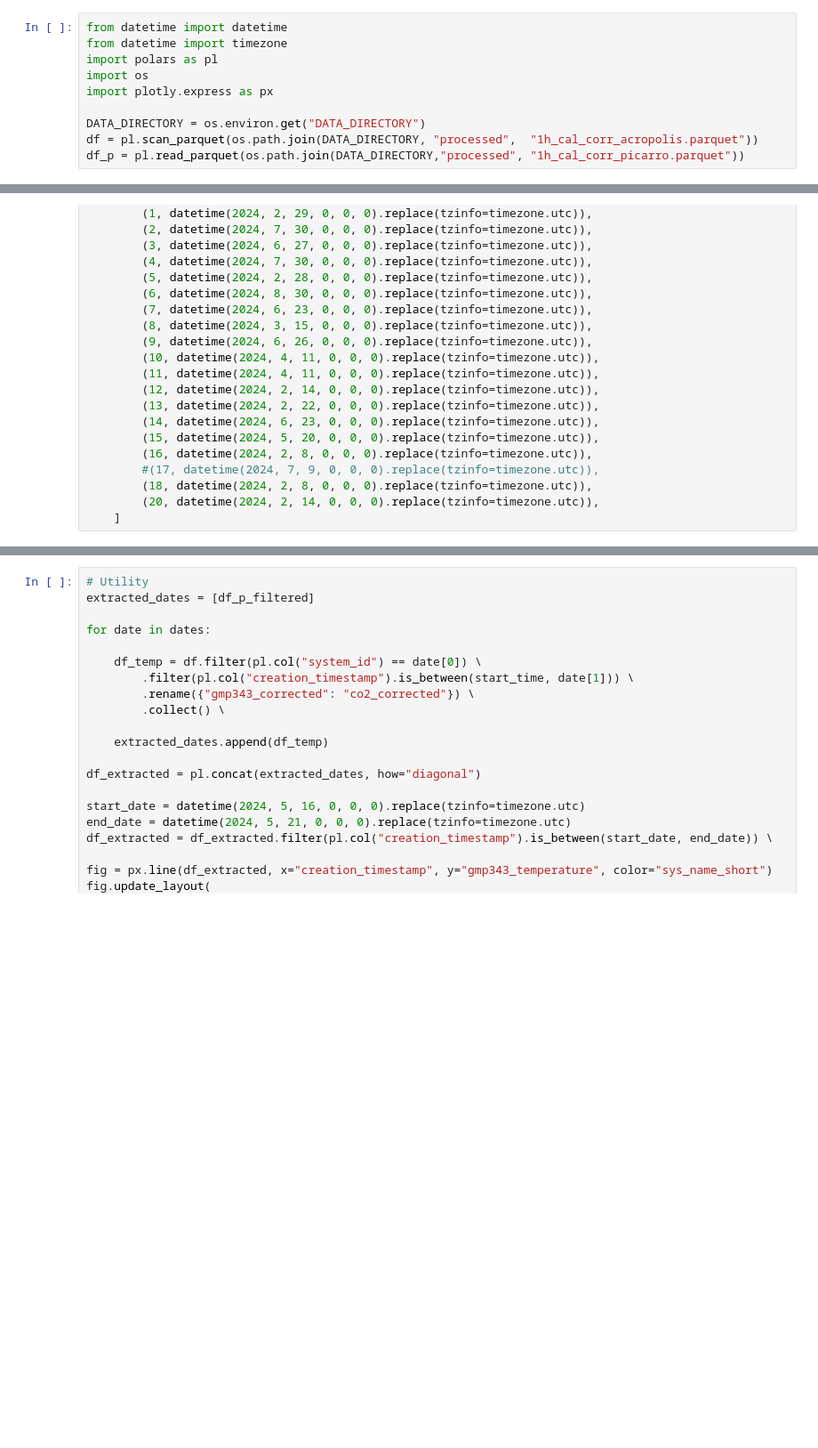
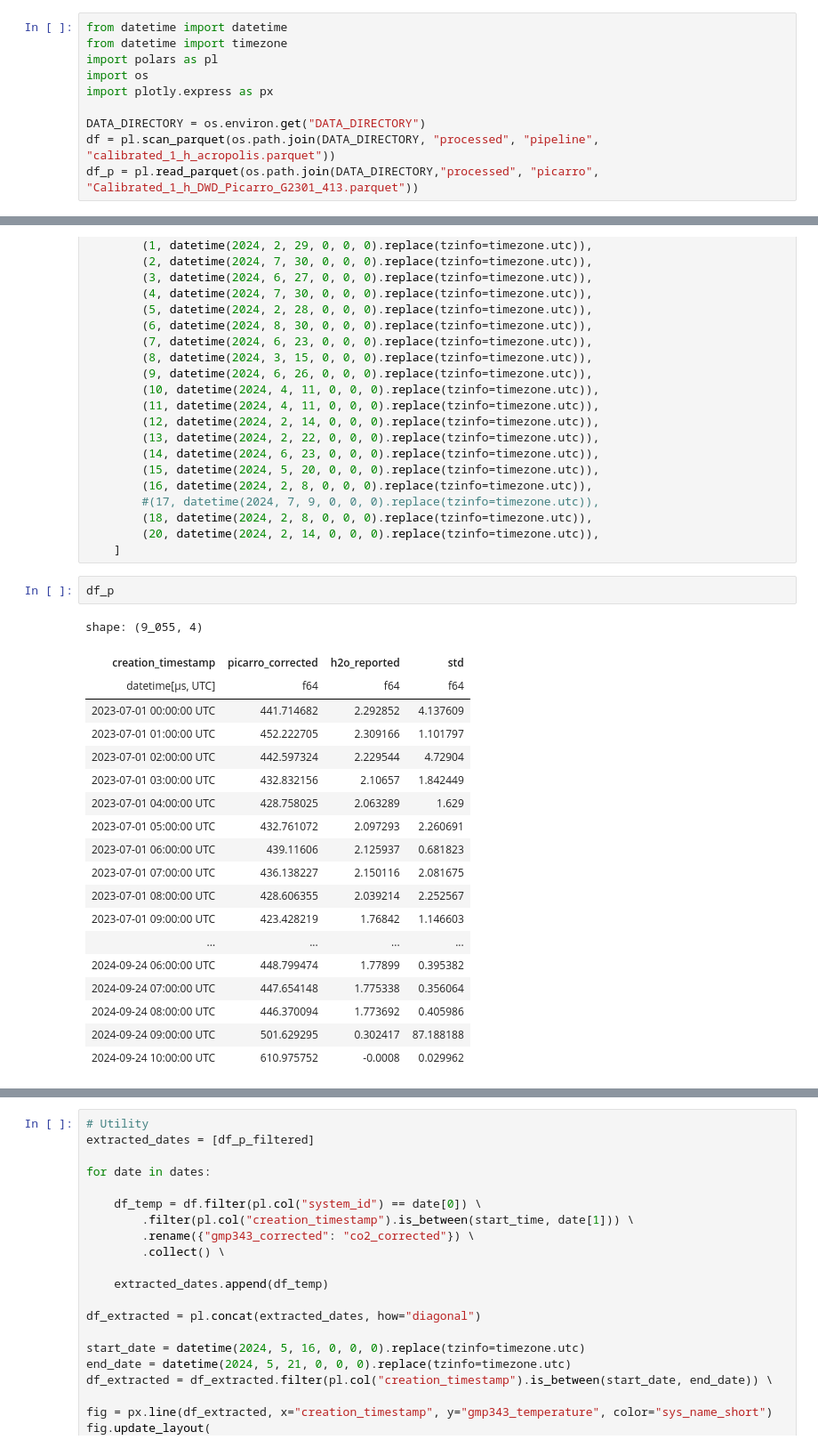
Before and after one commit to tum-esm/ACROPOLIS-data-processing, a Jupyter notebook: notebooks/analysis_side_by_side/warm_days.ipynb, the cells around one changed output, grey strips where cells are left out. Shown at 89% size. Drawn from its saved outputs; the diff is of its cells as text; blank space fills up the shorter version.

```diff
--- a/notebooks/analysis_side_by_side/warm_days.ipynb
+++ b/notebooks/analysis_side_by_side/warm_days.ipynb
@@ -6,8 +6,8 @@ import os
 import plotly.express as px
 
 DATA_DIRECTORY = os.environ.get("DATA_DIRECTORY")
-df = pl.scan_parquet(os.path.join(DATA_DIRECTORY, "processed",  "1h_cal_corr_acropolis.parquet"))
-df_p = pl.read_parquet(os.path.join(DATA_DIRECTORY,"processed", "1h_cal_corr_picarro.parquet"))
+df = pl.scan_parquet(os.path.join(DATA_DIRECTORY, "processed", "pipeline",  "calibrated_1_h_acropolis.parquet"))
+df_p = pl.read_parquet(os.path.join(DATA_DIRECTORY,"processed", "picarro", "Calibrated_1_h_DWD_Picarro_G2301_413.parquet"))
 # %%
 start_time = datetime(2024, 4, 1, 0, 0, 0).replace(tzinfo=timezone.utc)
 
@@ -34,6 +34,28 @@ dates = [
         (18, datetime(2024, 2, 8, 0, 0, 0).replace(tzinfo=timezone.utc)),
         (20, datetime(2024, 2, 14, 0, 0, 0).replace(tzinfo=timezone.utc)),
     ]
+# %%
+df_p
+# %% [output]
+shape: (9_055, 4)
+| creation_timestamp | picarro_corrected | h2o_reported | std |
+| datetime[μs, UTC] | f64 | f64 | f64 |
+| 2023-07-01 00:00:00 UTC | 441.714682 | 2.292852 | 4.137609 |
+| 2023-07-01 01:00:00 UTC | 452.222705 | 2.309166 | 1.101797 |
+| 2023-07-01 02:00:00 UTC | 442.597324 | 2.229544 | 4.72904 |
+| 2023-07-01 03:00:00 UTC | 432.832156 | 2.10657 | 1.842449 |
+| 2023-07-01 04:00:00 UTC | 428.758025 | 2.063289 | 1.629 |
+| 2023-07-01 05:00:00 UTC | 432.761072 | 2.097293 | 2.260691 |
+| 2023-07-01 06:00:00 UTC | 439.11606 | 2.125937 | 0.681823 |
+| 2023-07-01 07:00:00 UTC | 436.138227 | 2.150116 | 2.081675 |
+| 2023-07-01 08:00:00 UTC | 428.606355 | 2.039214 | 2.252567 |
+| 2023-07-01 09:00:00 UTC | 423.428219 | 1.76842 | 1.146603 |
+| ... | ... | ... | ... |
+| 2024-09-24 06:00:00 UTC | 448.799474 | 1.77899 | 0.395382 |
+| 2024-09-24 07:00:00 UTC | 447.654148 | 1.775338 | 0.356064 |
+| 2024-09-24 08:00:00 UTC | 446.370094 | 1.773692 | 0.405986 |
+| 2024-09-24 09:00:00 UTC | 501.629295 | 0.302417 | 87.188188 |
+| 2024-09-24 10:00:00 UTC | 610.975752 | -0.0008 | 0.029962 |
 # %%
 end_time = datetime(2024, 8, 1, 0, 0, 0).replace(tzinfo=timezone.utc)
 df_p_filtered = df_p.filter(pl.col("creation_timestamp").is_between(start_time, end_time)) \
```
Also changed, not shown: parts of 3 cells of this notebook, 13 other files.
